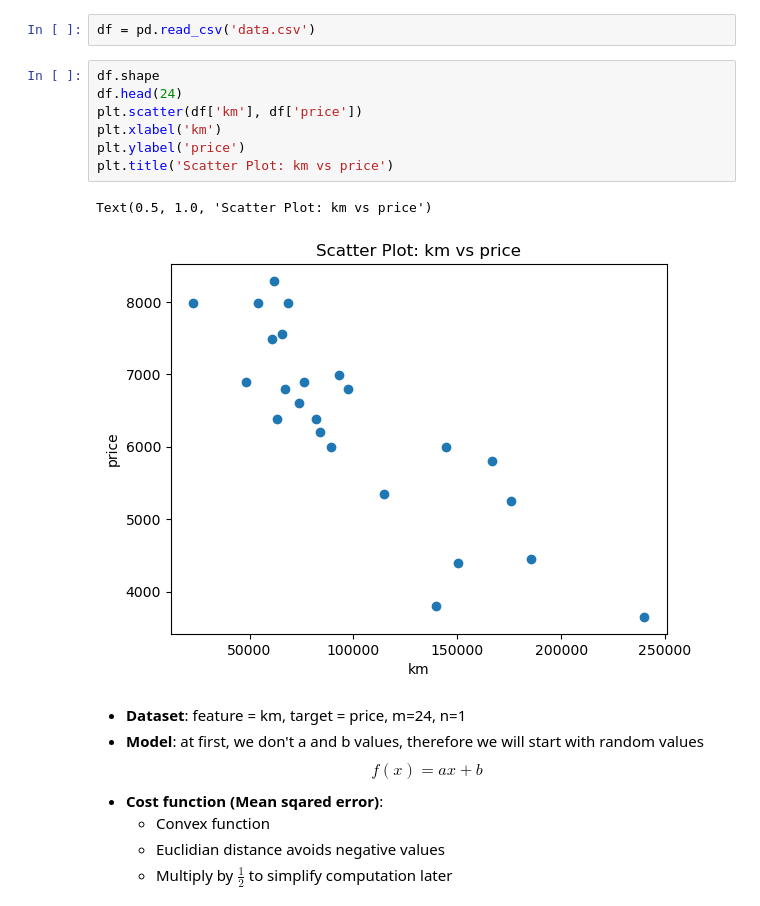
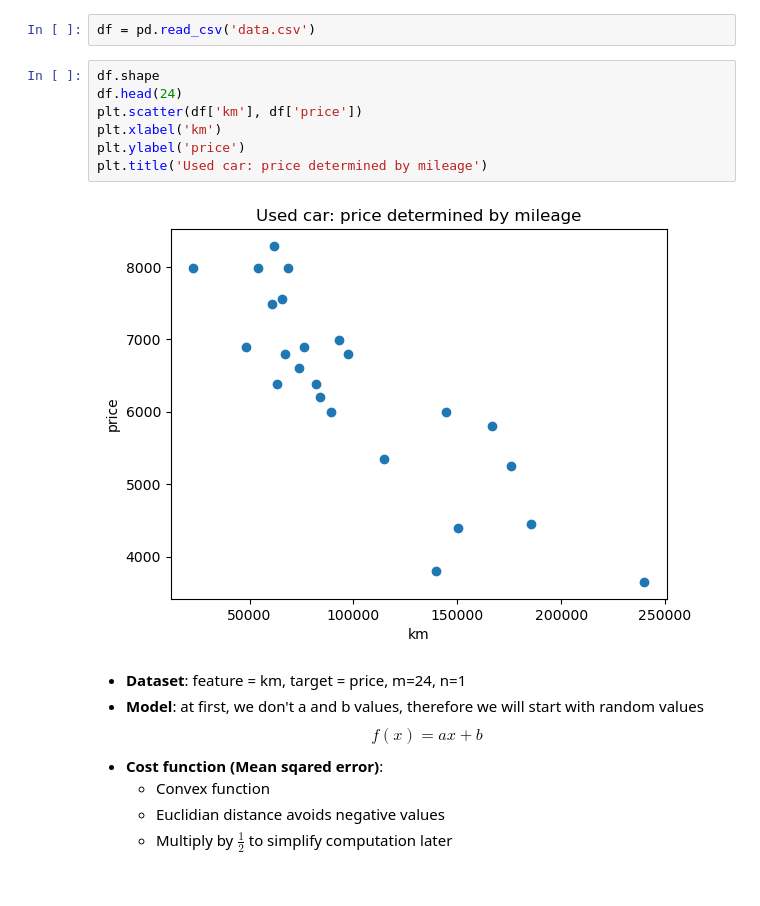
Before and after one commit to benoitTerral/ft_linear_regression, a Jupyter notebook: ft_linear_regression.ipynb, the cells around one changed output. Drawn from its saved outputs; the diff is of its cells as text.

```diff
--- a/ft_linear_regression.ipynb
+++ b/ft_linear_regression.ipynb
@@ -18,13 +17,12 @@ df = pd.read_csv('data.csv')
 # %%
 df.shape
 df.head(24)
 plt.scatter(df['km'], df['price'])
 plt.xlabel('km')
 plt.ylabel('price')
-plt.title('Scatter Plot: km vs price')
+plt.title('Used car: price determined by mileage')
 # %% [output]
-Text(0.5, 1.0, 'Scatter Plot: km vs price')
-[figure, old version]
+[figure, new version]
 # %% [markdown]
 - <strong>Dataset</strong>: feature = km, target = price, m=24, n=1
 - <strong>Model</strong>: at first, we don't a and b values, therefore we will start with random values $$f(x) = ax + b$$
```
Also changed, not shown: parts of 10 cells of this notebook, 2 other files.
